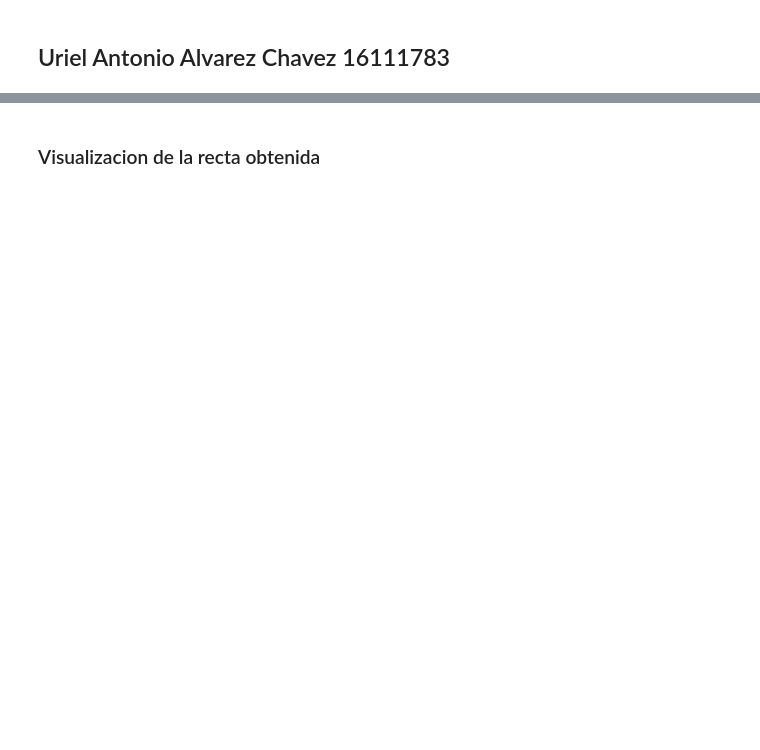
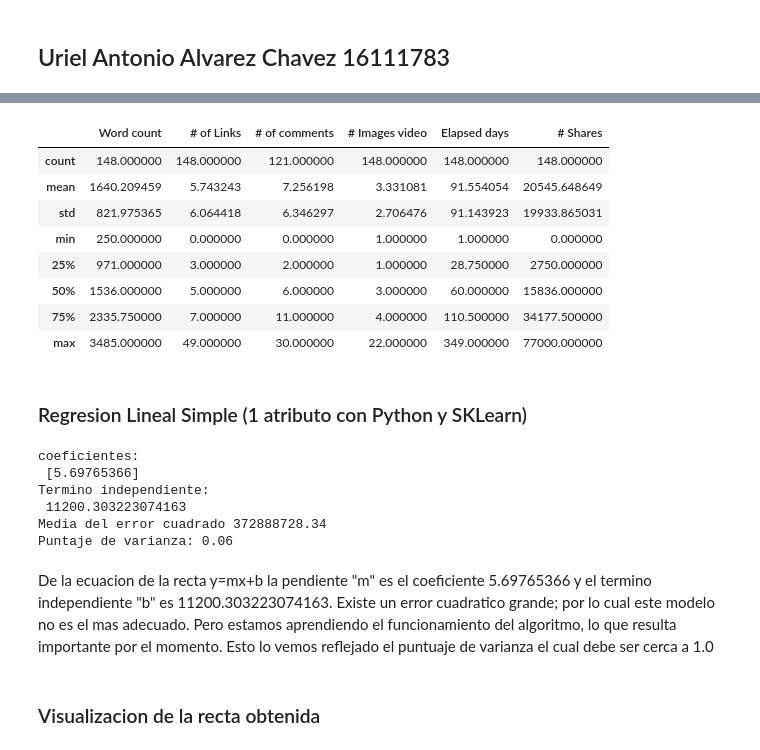
Before and after one commit to uriel3012/IA-CLASE-M5, a Jupyter notebook: ArticuloRL.ipynb, the cells around one changed output, grey strips where cells are left out. Saved outputs shown, nothing was run; the diff lists cells and outputs as text; code cells hidden in the pictures; blank space fills up the shorter version.

```diff
--- a/ArticuloRL.ipynb
+++ b/ArticuloRL.ipynb
@@ -149,0 +115,15 @@ Puntaje de varianza:  0
+# %%
+#se revisan los cambios de valores una vez filtrados
+filtered_data.describe()
+# %% [output]
+|  | Word count | # of Links | # of comments | # Images video | Elapsed days | # Shares |
+| count | 148.000000 | 148.000000 | 121.000000 | 148.000000 | 148.000000 | 148.000000 |
+| mean | 1640.209459 | 5.743243 | 7.256198 | 3.331081 | 91.554054 | 20545.648649 |
+| std | 821.975365 | 6.064418 | 6.346297 | 2.706476 | 91.143923 | 19933.865031 |
+| min | 250.000000 | 0.000000 | 0.000000 | 1.000000 | 1.000000 | 0.000000 |
+| 25% | 971.000000 | 3.000000 | 2.000000 | 1.000000 | 28.750000 | 2750.000000 |
+| 50% | 1536.000000 | 5.000000 | 6.000000 | 3.000000 | 60.000000 | 15836.000000 |
+| 75% | 2335.750000 | 7.000000 | 11.000000 | 4.000000 | 110.500000 | 34177.500000 |
+| max | 3485.000000 | 49.000000 | 30.000000 | 22.000000 | 349.000000 | 77000.000000 |
+# %% [markdown]
+### Regresion Lineal Simple (1 atributo con Python y SKLearn)
@@ -150,2 +135,29 @@ Puntaje de varianza:  0
+# %%
+# se genera el objeto de regresion lineal
+regr = linear_model.LinearRegression()
+
+#se entre el modelo
+regr.fit(X_train, Y_train)
+
+# se realizan las predicciones
+y_pred = regr.predict(X_train)
+
+# se revisa los coeficientes obtenidos, en este caso sera la tangente
+print('coeficientes: \n', regr.coef_)
+# este es el valor donde corta el eje Y (en x=0)
+print('Termino independiente: \n', regr.intercept_)
+# error de cuadrado medio
+print('Media del error cuadrado %.2f' %mean_squared_error(Y_train, y_pred))
+# puntaje de varianza. El mejor puntaje es 1.0
+print('Puntaje de varianza: %.2f' % r2_score(Y_train, y_pred))
+# %% [output]
+coeficientes:
+ [5.69765366]
+Termino independiente:
+ 11200.303223074163
+Media del error cuadrado 372888728.34
+Puntaje de varianza: 0.06
+# %% [markdown]
+De la ecuacion de la recta y=mx+b la pendiente "m" es el coeficiente 5.69765366 y el termino independiente "b" es 11200.303223074163. Existe un error cuadratico grande; por lo cual este modelo no es el mas adecuado. Pero estamos aprendiendo el funcionamiento del algoritmo, lo que resulta importante por el momento. Esto lo vemos reflejado el puntuaje de varianza el cual debe ser cerca a 1.0
 # %% [markdown]
 ### Visualizacion de la recta obtenida
```
Also changed, not shown: parts of 65 cells of this notebook.
